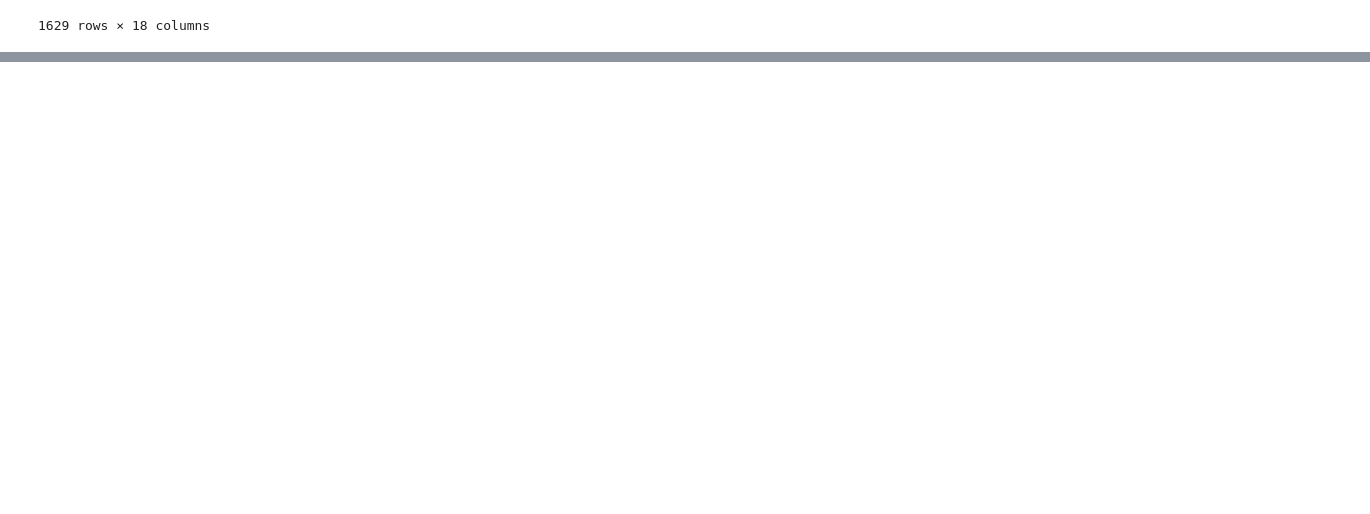
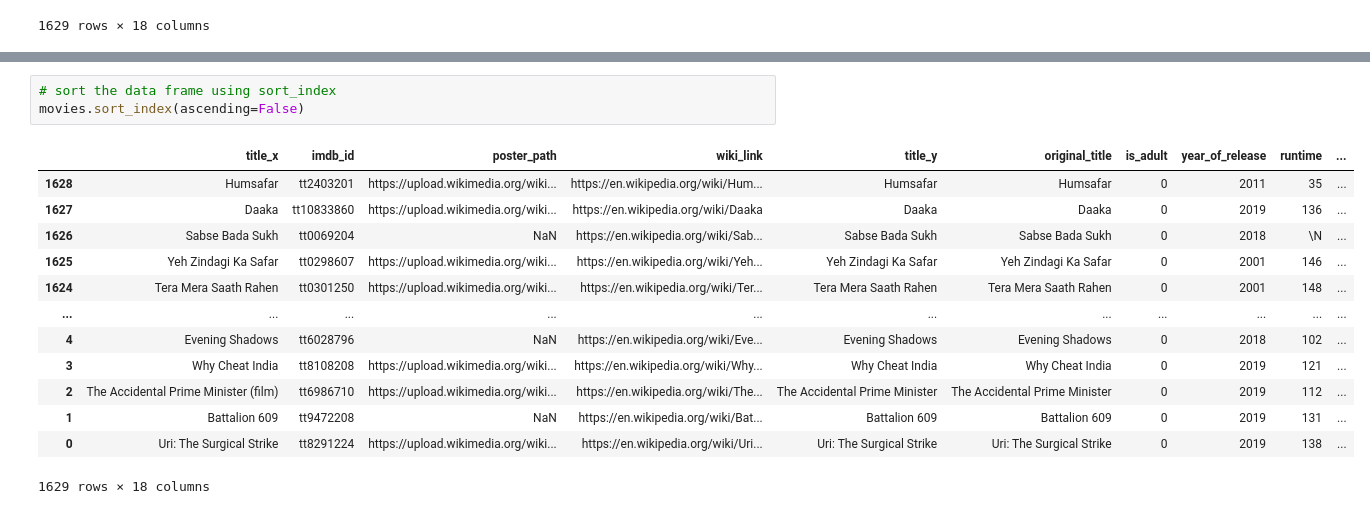
Before and after one commit to HarshChaturvedi19/Learn-Data-Science-With-Projects, a Jupyter notebook: PANDAS/panda-Dataframe/imp-dataFrame.ipynb, the cells around one changed output, grey strips where cells are left out. Saved outputs shown, nothing was run; the diff lists cells and outputs as text; blank space fills up the shorter version.

Commit message:
sort_index

```diff
--- a/PANDAS/panda-Dataframe/imp-dataFrame.ipynb
+++ b/PANDAS/panda-Dataframe/imp-dataFrame.ipynb
@@ -291,0 +354,17 @@ movies.sort_values(['year_of_release','title_x'])
+# %%
+# sort the data frame using sort_index
+movies.sort_index(ascending=False)
+# %% [output]
+|  | title_x | imdb_id | poster_path | wiki_link | title_y | original_title | is_adult | year_of_release | runtime | ... |
+| 1628 | Humsafar | tt2403201 | https://upload.wikimedia.org/wiki... | https://en.wikipedia.org/wiki/Hum... | Humsafar | Humsafar | 0 | 2011 | 35 | ... |
+| 1627 | Daaka | tt10833860 | https://upload.wikimedia.org/wiki... | https://en.wikipedia.org/wiki/Daaka | Daaka | Daaka | 0 | 2019 | 136 | ... |
+| 1626 | Sabse Bada Sukh | tt0069204 | NaN | https://en.wikipedia.org/wiki/Sab... | Sabse Bada Sukh | Sabse Bada Sukh | 0 | 2018 | \N | ... |
+| 1625 | Yeh Zindagi Ka Safar | tt0298607 | https://upload.wikimedia.org/wiki... | https://en.wikipedia.org/wiki/Yeh... | Yeh Zindagi Ka Safar | Yeh Zindagi Ka Safar | 0 | 2001 | 146 | ... |
+| 1624 | Tera Mera Saath Rahen | tt0301250 | https://upload.wikimedia.org/wiki... | https://en.wikipedia.org/wiki/Ter... | Tera Mera Saath Rahen | Tera Mera Saath Rahen | 0 | 2001 | 148 | ... |
+| ... | ... | ... | ... | ... | ... | ... | ... | ... | ... | ... |
+| 4 | Evening Shadows | tt6028796 | NaN | https://en.wikipedia.org/wiki/Eve... | Evening Shadows | Evening Shadows | 0 | 2018 | 102 | ... |
+| 3 | Why Cheat India | tt8108208 | https://upload.wikimedia.org/wiki... | https://en.wikipedia.org/wiki/Why... | Why Cheat India | Why Cheat India | 0 | 2019 | 121 | ... |
+| 2 | The Accidental Prime Minister (film) | tt6986710 | https://upload.wikimedia.org/wiki... | https://en.wikipedia.org/wiki/The... | The Accidental Prime Minister | The Accidental Prime Minister | 0 | 2019 | 112 | ... |
+| 1 | Battalion 609 | tt9472208 | NaN | https://en.wikipedia.org/wiki/Bat... | Battalion 609 | Battalion 609 | 0 | 2019 | 131 | ... |
+| 0 | Uri: The Surgical Strike | tt8291224 | https://upload.wikimedia.org/wiki... | https://en.wikipedia.org/wiki/Uri... | Uri: The Surgical Strike | Uri: The Surgical Strike | 0 | 2019 | 138 | ... |
+1629 rows × 18 columns
```
Also changed, not shown: parts of 4 cells of this notebook.
